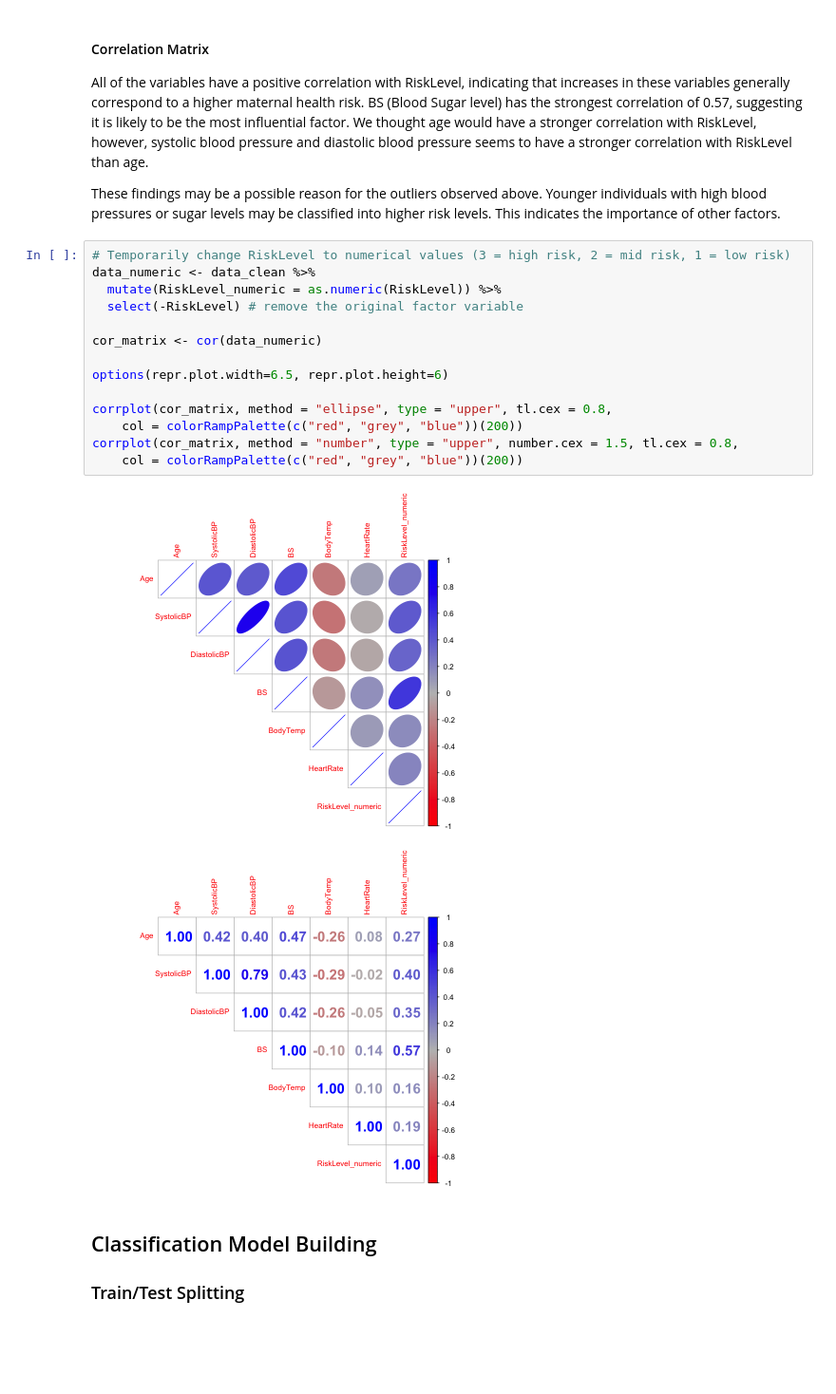
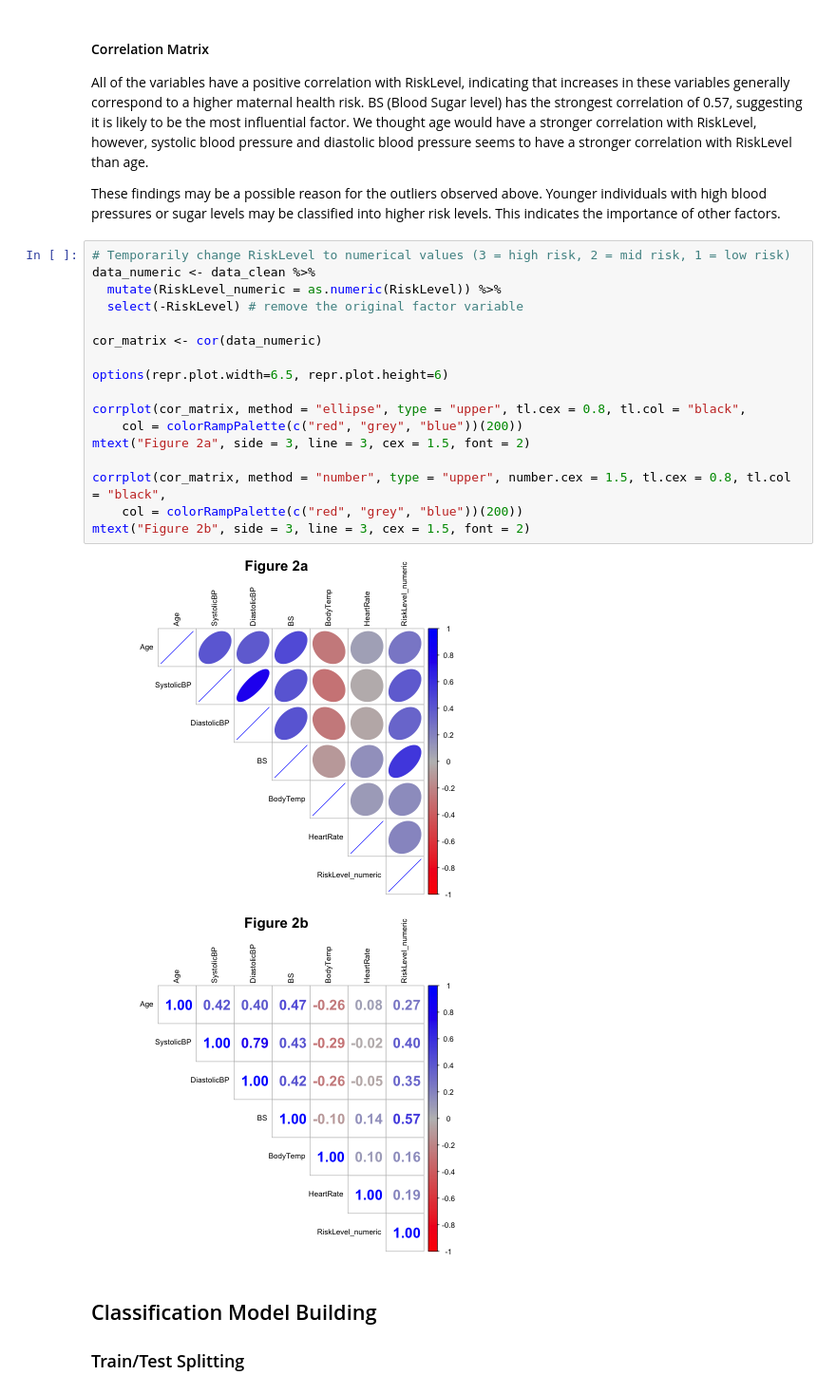
Before and after one commit to DSCI-310-2025/dsci-310-group-03, a Jupyter notebook: data_analysis.ipynb, the cells around one changed output. Shown at 95% size. Cells and saved outputs as stored; diff of their text form; blank space fills up the shorter version.

```diff
--- a/data_analysis.ipynb
+++ b/data_analysis.ipynb
@@ -201,20 +221,23 @@ These findings may be a possible reason for the outliers observed above. Younger
 # %%
 # Temporarily change RiskLevel to numerical values (3 = high risk, 2 = mid risk, 1 = low risk)
 data_numeric <- data_clean %>%
   mutate(RiskLevel_numeric = as.numeric(RiskLevel)) %>%
   select(-RiskLevel) # remove the original factor variable
 
 cor_matrix <- cor(data_numeric)
 
 options(repr.plot.width=6.5, repr.plot.height=6)
 
-corrplot(cor_matrix, method = "ellipse", type = "upper", tl.cex = 0.8,
+corrplot(cor_matrix, method = "ellipse", type = "upper", tl.cex = 0.8, tl.col = "black",
     col = colorRampPalette(c("red", "grey", "blue"))(200))
-corrplot(cor_matrix, method = "number", type = "upper", number.cex = 1.5, tl.cex = 0.8,
+mtext("Figure 2a", side = 3, line = 3, cex = 1.5, font = 2)
+
+corrplot(cor_matrix, method = "number", type = "upper", number.cex = 1.5, tl.cex = 0.8, tl.col = "black",
     col = colorRampPalette(c("red", "grey", "blue"))(200))
+mtext("Figure 2b", side = 3, line = 3, cex = 1.5, font = 2)
 # %% [output]
-[figure, old version]
+[figure, new version]
-[figure, old version]
+[figure, new version]
 # %% [markdown]
 ## Classification Model Building
 
```
Also changed, not shown: parts of 7 cells of this notebook.
